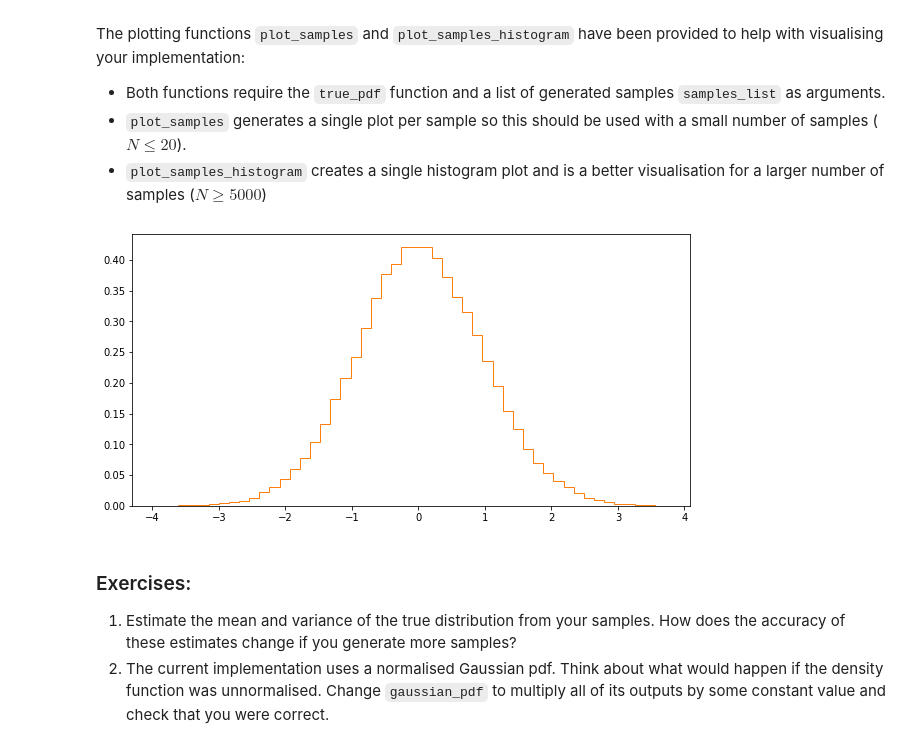
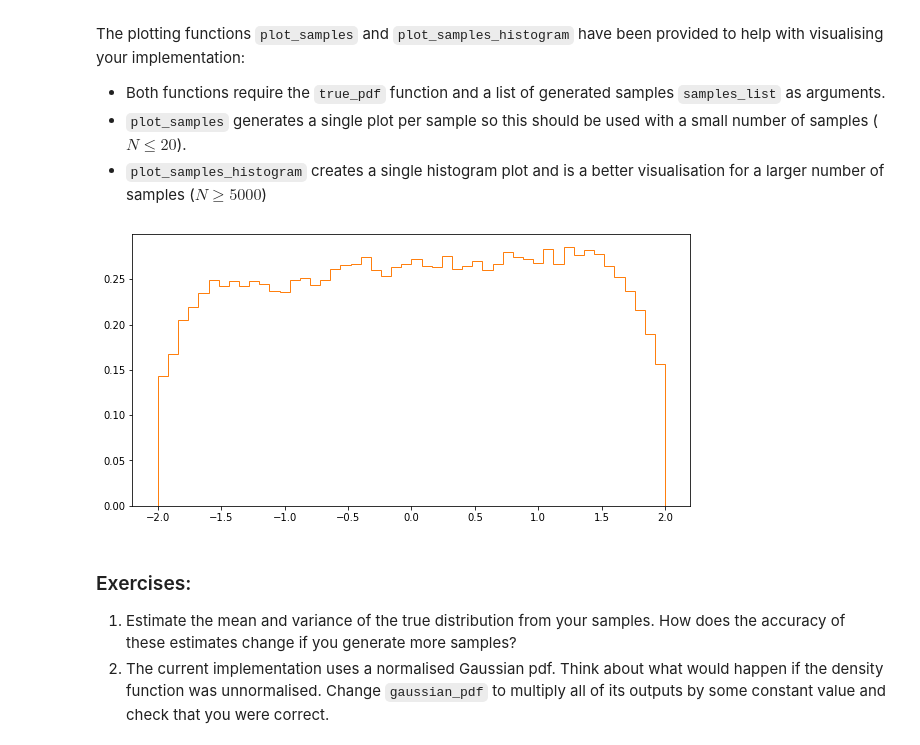
Before and after one commit to alexelwood14/lab_sheets_public, a Jupyter notebook: lab3/lab3-Bayesian_Networks_MCMC_PyMC3.ipynb, the cells around one changed output. Cells and saved outputs as stored; diff of their text form; code cells hidden in the pictures.

```diff
--- a/lab3/lab3-Bayesian_Networks_MCMC_PyMC3.ipynb
+++ b/lab3/lab3-Bayesian_Networks_MCMC_PyMC3.ipynb
@@ -188,23 +191,25 @@ def plot_samples_histogram(true_pdf, samples_list):
     plt.hist(samples_list, density=True, histtype='step', bins=50)
     plt.show()
 # %%
-# write your code here
-true_pdf = gaussian_pdf(0, 1)
+#true_pdf = gaussian_pdf(0, 1)
+#true_pdf = gaussian_mixture_pdf(-2, 2, 0.5, 0.5)
+true_pdf = lambda x : uniform.pdf(x, loc=-2, scale=4)
+
 n_samples = 100000
 z = 0
 sigma = 0.25
 samples = []
 A = lambda pz_hat, pz, dist : np.min([1, dist(pz_hat)/dist(pz)])
 for i in range(n_samples):
     z_hat = np.random.normal(z, sigma)
     acceptance_prob = A(z_hat, z, true_pdf)
     if np.random.choice([True, False], p=[acceptance_prob, 1-acceptance_prob]):
         samples.append(z_hat)
         z = z_hat
 
 plot_samples_histogram(true_pdf, samples)
 # %% [output]
-[figure, old version]
+[figure, new version]
 # %% [markdown]
 ### Exercises:
 1. Estimate the mean and variance of the true distribution from your samples. How does the accuracy of these estimates change if you generate more samples?
```
Also changed, not shown: parts of 4 cells of this notebook.
